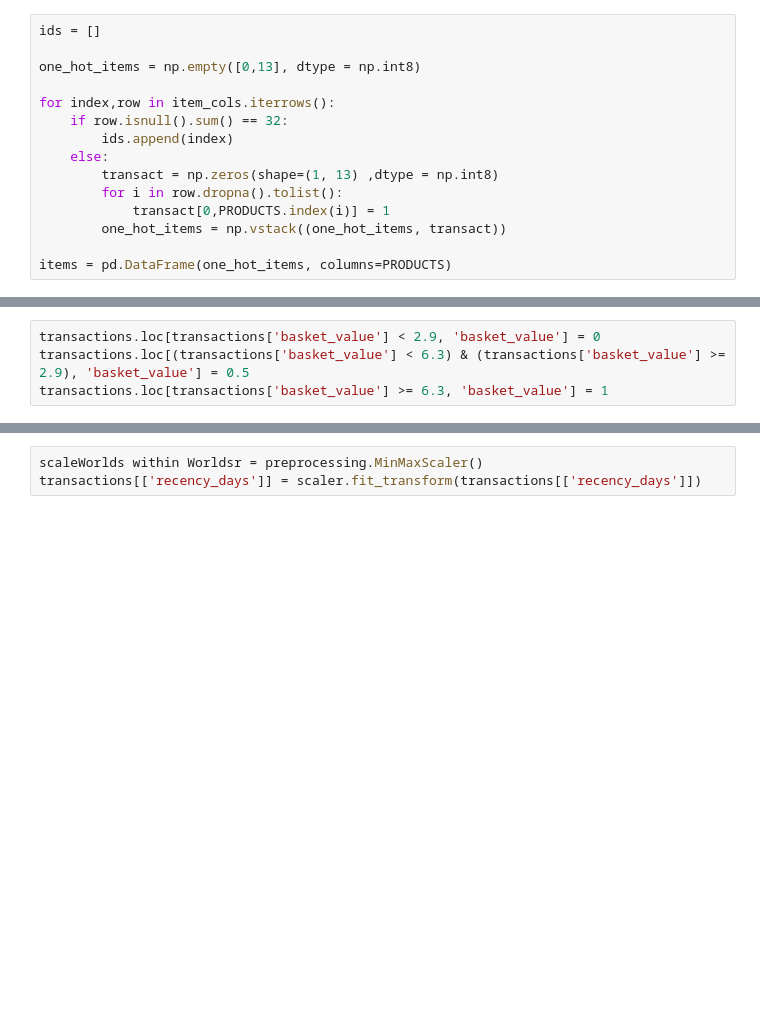
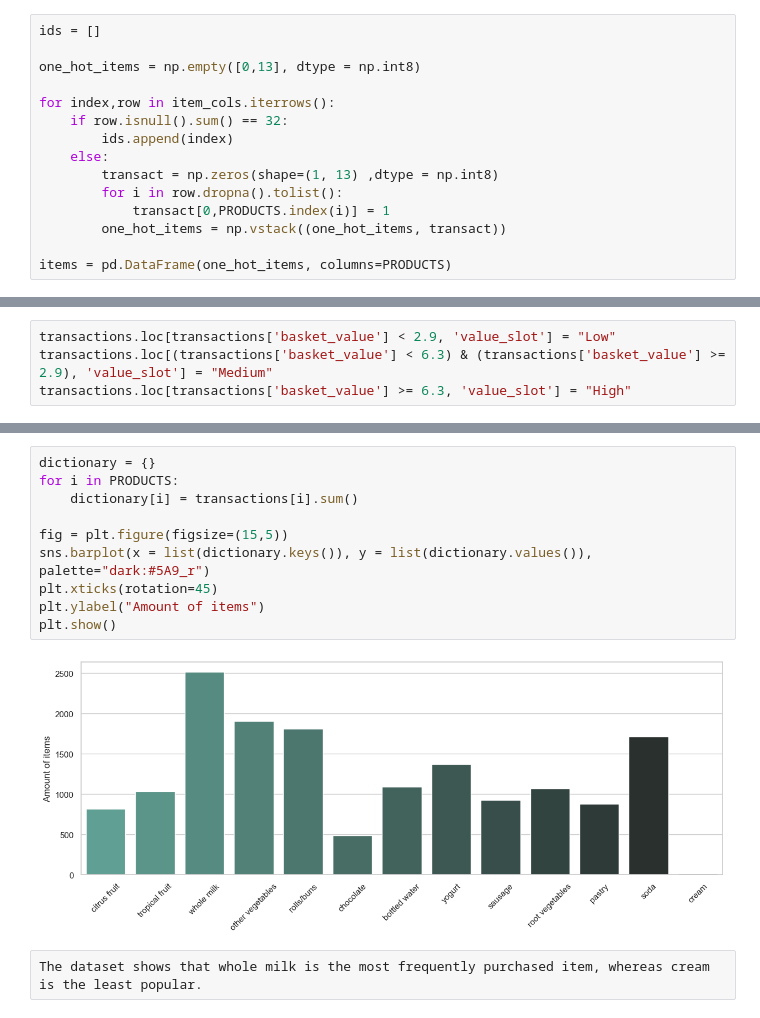
Before and after one commit to kchondror/Data-Mining-for-Retail-Stores, a Jupyter notebook: Data Mining for Retail Stores.ipynb, the cells around one changed output, grey strips where cells are left out. Saved outputs shown, nothing was run; the diff lists cells and outputs as text; blank space fills up the shorter version.

```diff
--- a/Data Mining for Retail Stores.ipynb
+++ b/Data Mining for Retail Stores.ipynb
@@ -90,4 +134,4 @@ print(f"Third bucket :  {len(transactions.loc[transactions['basket_value'] >= 6.
 # %%
-transactions.loc[transactions['basket_value'] < 2.9, 'basket_value'] = 0
-transactions.loc[(transactions['basket_value'] < 6.3) & (transactions['basket_value'] >= 2.9), 'basket_value'] = 0.5
-transactions.loc[transactions['basket_value'] >= 6.3, 'basket_value'] = 1
+transactions.loc[transactions['basket_value'] < 2.9, 'value_slot'] = "Low"
+transactions.loc[(transactions['basket_value'] < 6.3) & (transactions['basket_value'] >= 2.9), 'value_slot'] = "Medium"
+transactions.loc[transactions['basket_value'] >= 6.3, 'value_slot'] = "High"
@@ -114,3 +138,14 @@ Finally, let's apply a min-max scaler to the 'recency_days' attribute to ensure
-# %%
-scaleWorlds within Worldsr = preprocessing.MinMaxScaler()
-transactions[['recency_days']] = scaler.fit_transform(transactions[['recency_days']])
+# %%
+dictionary = {}
+for i in PRODUCTS:
+    dictionary[i] = transactions[i].sum()
+
+fig = plt.figure(figsize=(15,5))
+sns.barplot(x = list(dictionary.keys()), y = list(dictionary.values()), palette="dark:#5A9_r")
+plt.xticks(rotation=45)
+plt.ylabel("Amount of items")
+plt.show()
+# %% [output]
+[figure, added]
+# %% [raw]
+The dataset shows that whole milk is the most frequently purchased item, whereas cream is the least popular.
```
Also changed, not shown: parts of 71 cells of this notebook.
